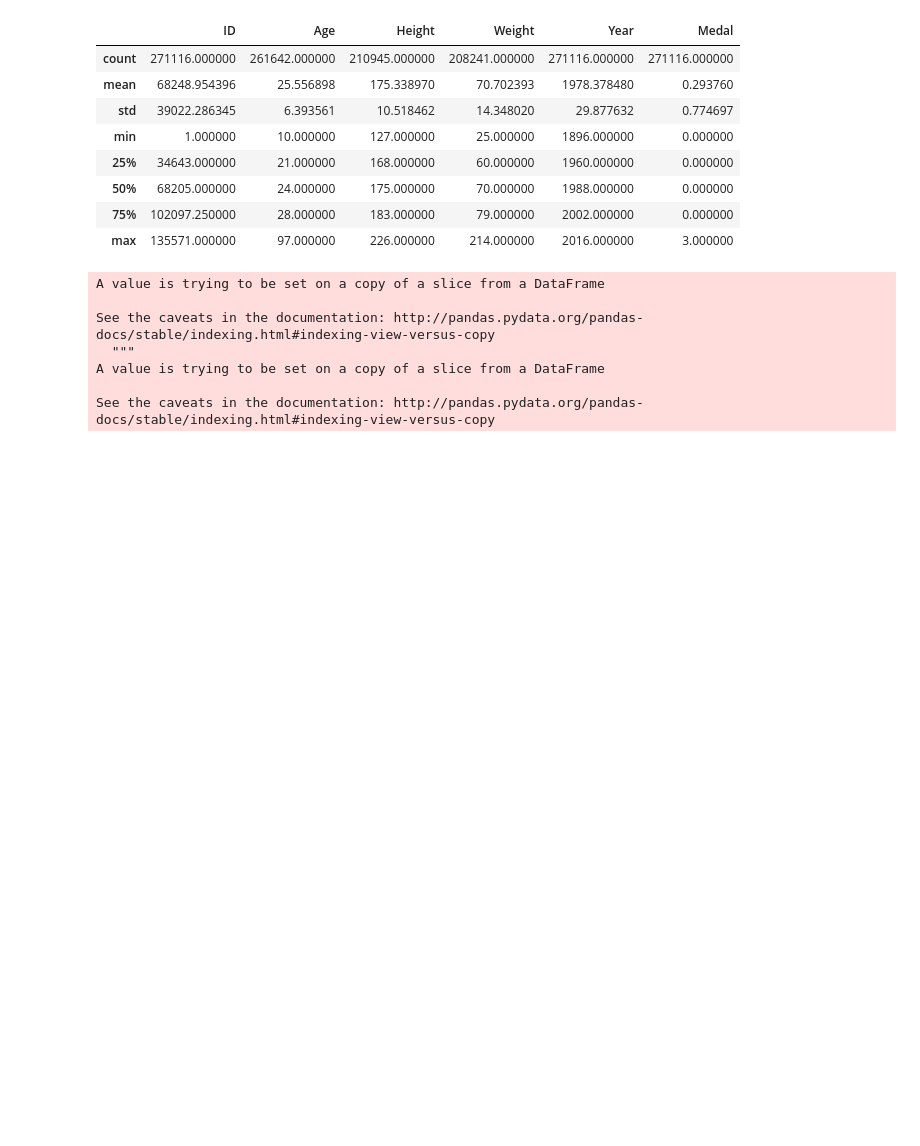
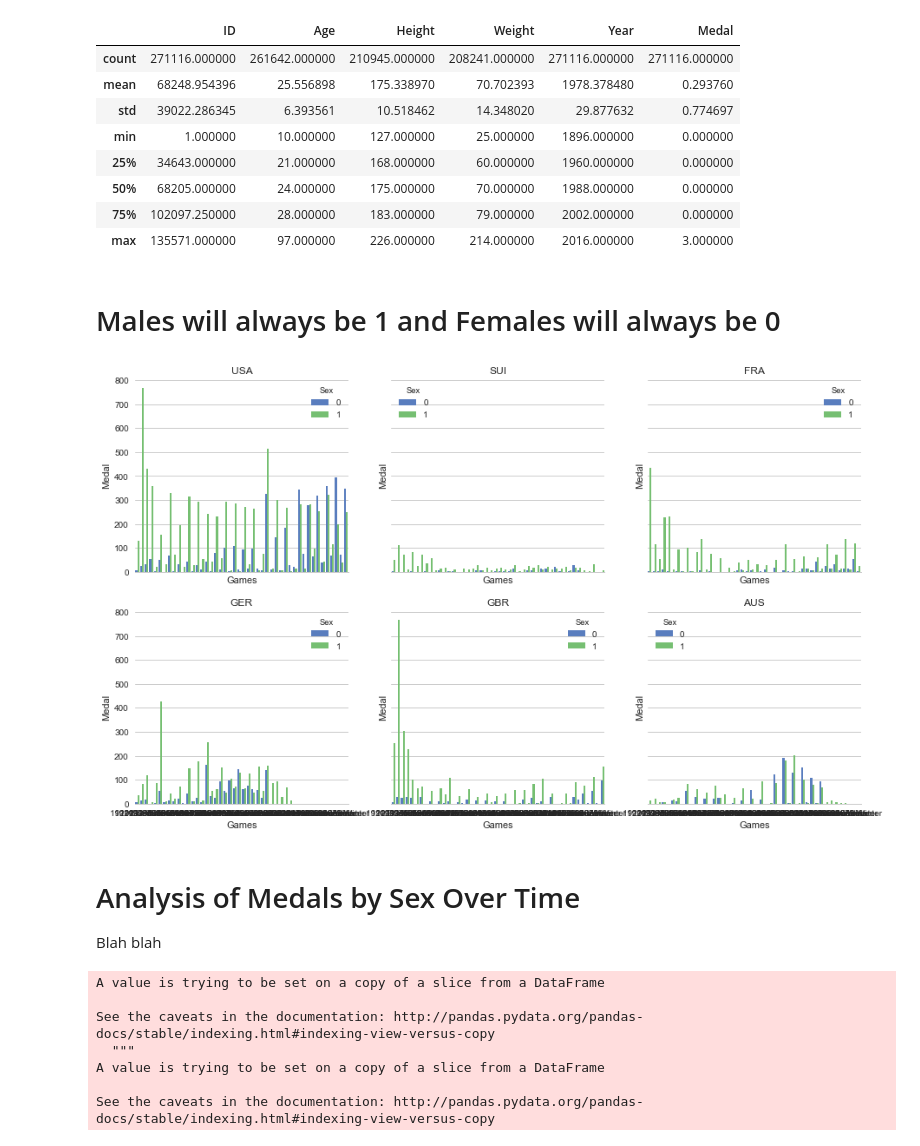
Before and after one commit to rbhavsar5/thinkful, a Jupyter notebook: OlympicNotebook.ipynb, the cells around one changed output. Cells and saved outputs as stored; diff of their text form; code cells hidden in the pictures; blank space fills up the shorter version.

```diff
--- a/OlympicNotebook.ipynb
+++ b/OlympicNotebook.ipynb
@@ -90,10 +86,11 @@ DataSet.describe()
 from sklearn.preprocessing import LabelEncoder, OneHotEncoder
 labelencoder_X = LabelEncoder()
 DataSet['Sex'] = labelencoder_X.fit_transform(DataSet['Sex'])
+# %% [markdown]
+# Males will always be 1 and Females will always be 0
 # %%
 #Making Dataframes to show Medals by Country, Sex, Games
-FemMedSumByCountry = DataSet.groupby(['Sex', 'NOC', 'Games'], as_index = False).sum()
-FemMedSumByCountry = FemMedSumByCountry[['Medal', 'Sex', 'NOC', 'Games']]
-
-#Finding % medals female vs male
-###DO THIS NEXT
+MedalSum = DataSet.groupby(['Sex', 'NOC', 'Games'], as_index = False).sum()
+MedalSum = MedalSum[['Medal', 'Sex', 'NOC', 'Games']]
+MedalSum['Season'] = MedalSum['Games'].astype(str).str[5:]
+MedalSum['Year'] = MedalSum['Games'].astype(str).str[:5]
@@ -104,3 +97,29 @@ FemEventCount = FemEventCount[['Event', 'Sex', 'Games']]
+# %%
+#Make List of Only USA, Switzerland, France, Germany, Great Brittain, Australia
+Countries = ['USA', 'SUI', 'FRA', 'GER', 'GBR', 'AUS']
+MedalSum = MedalSum.set_index('NOC')
+# %%
+#Set the aesthetic for a figure
+sns.set(style="whitegrid", palette="muted", color_codes=True)
+
+# Set up the matplotlib figure
+f, axes = plt.subplots(2, 3, figsize=(15, 9), sharex=True, sharey = True)
+sns.despine(left=True)
+Subplots = [(0,0), (0,1), (0,2), (1,0), (1,1), (1,2)]
+i = 0
+
+##Make Plot of Medals by Country Hued by Sex to fill figure
+for Country in Countries:
+        MedalSumNew = MedalSum.loc[Country]
+        ax = sns.barplot(x = 'Games', y = 'Medal', hue='Sex', data = MedalSumNew, ax=axes[Subplots[i]])
+        ax.set_title(Country)
+        i += 1
+plt.show()
+# %% [output]
+[figure, added]
+# %% [markdown]
+# Analysis of Medals by Sex Over Time
+Blah blah
 # %%
 #Making Dataframe to show Number of Events by Sex, Games
 EventCount = DataSet.groupby(['Sex', 'Games'], as_index = True).nunique()
```
Also changed, not shown: parts of 26 cells of this notebook.
